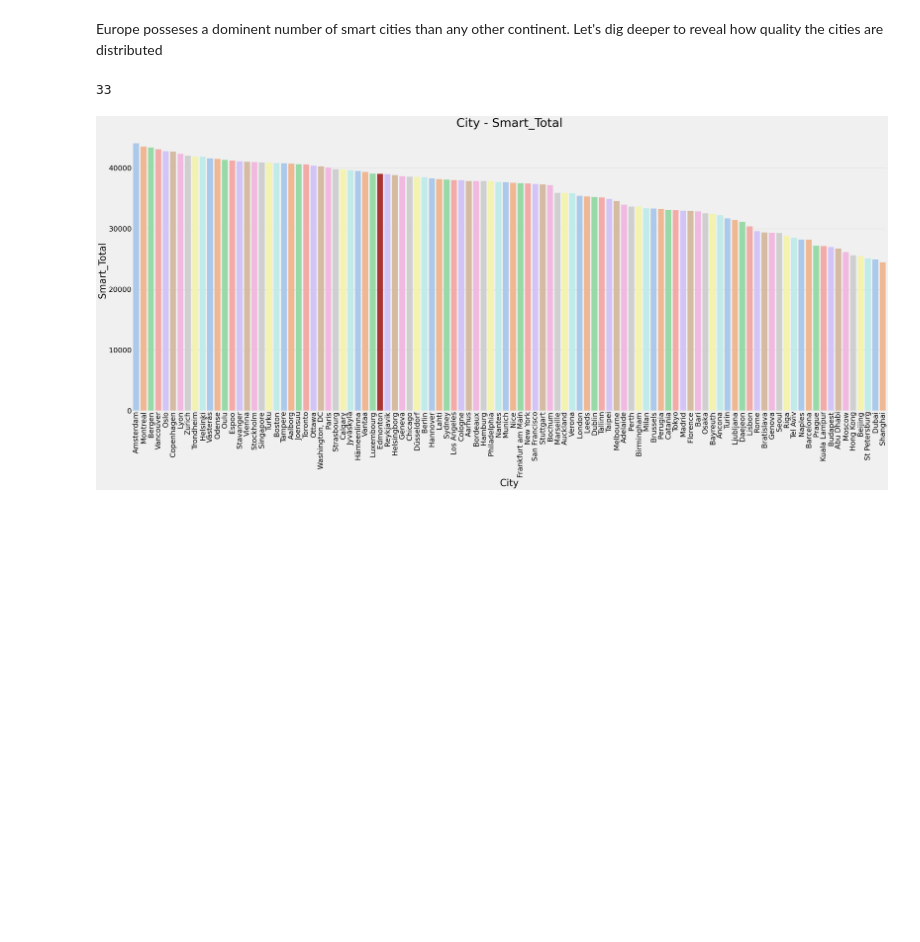
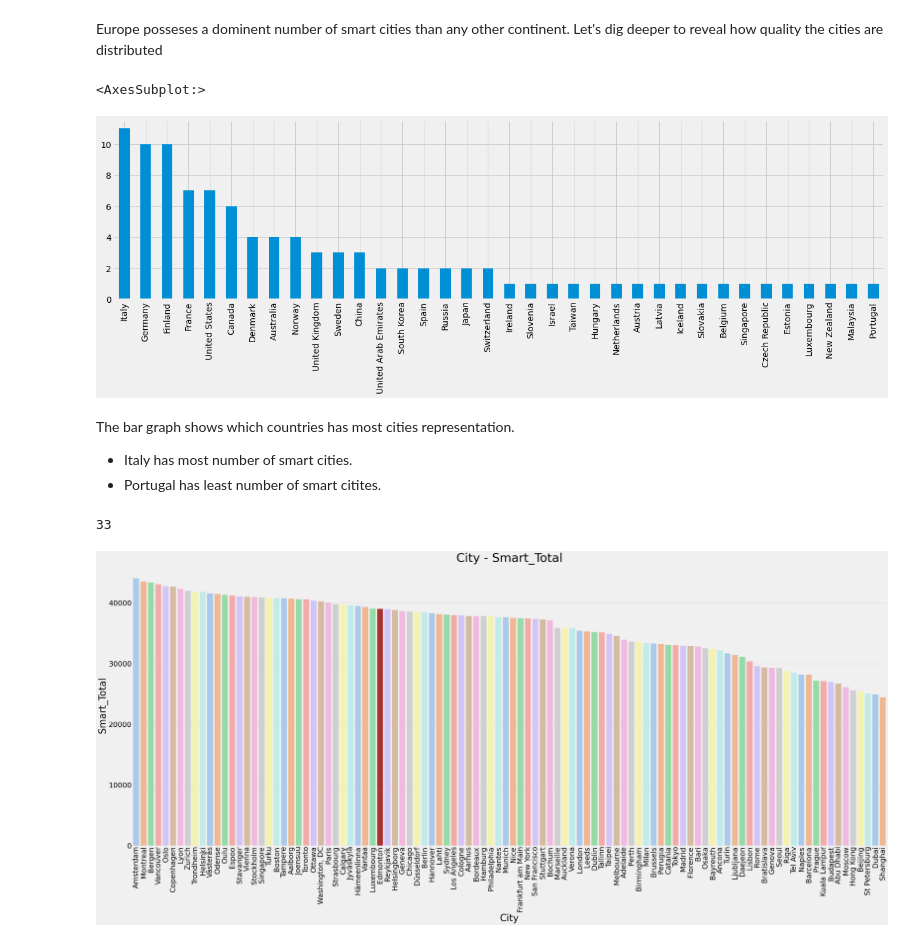
Before and after one commit to BinhKieu82/Springboard_NormProj, a Jupyter notebook: 20.3StoryTelling/smartcityindex.ipynb, the cells around one changed output. Saved outputs shown, nothing was run; the diff lists cells and outputs as text; code cells hidden in the pictures; blank space fills up the shorter version.

Commit message:
20.3 smart cities final

```diff
--- a/20.3StoryTelling/smartcityindex.ipynb
+++ b/20.3StoryTelling/smartcityindex.ipynb
@@ -437,6 +437,16 @@ map
 [interactive output not drawn]
 # %% [markdown]
 Europe posseses a dominent number of smart cities than any other continent. Let's dig deeper to reveal how quality the cities are distributed
+# %%
+plt.figure(figsize=(20,5))
+smart_cities_continents.Country.value_counts().plot(kind='bar')
+# %% [output]
+<AxesSubplot:>
+[figure, added]
+# %% [markdown]
+The bar graph shows which countries has most cities representation.
+- Italy has most number of smart cities.
+- Portugal has least number of smart citites.
 # %%
 #Sorting cities by Smart_Total feature
 scc_st = smart_cities_continents.sort_values(by=['Smart_Total'], ascending=False)
```
Also changed, not shown: parts of 4 cells of this notebook.
